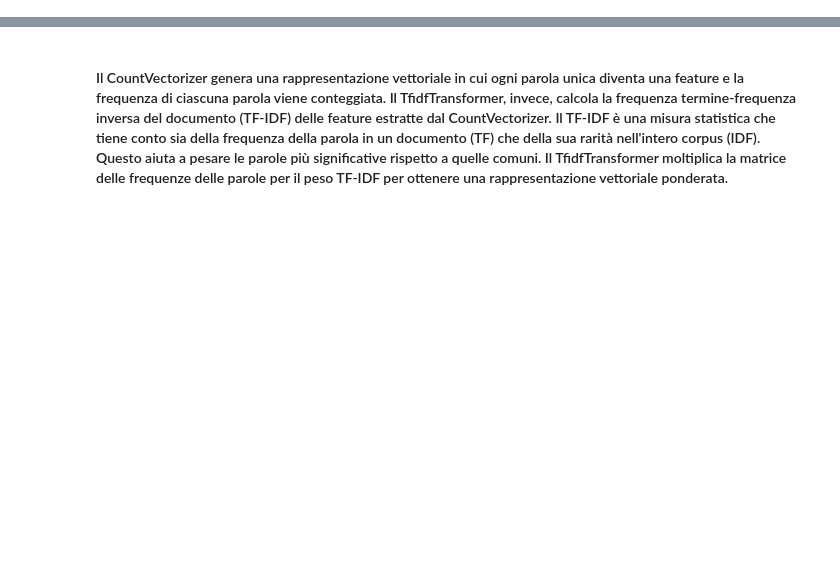
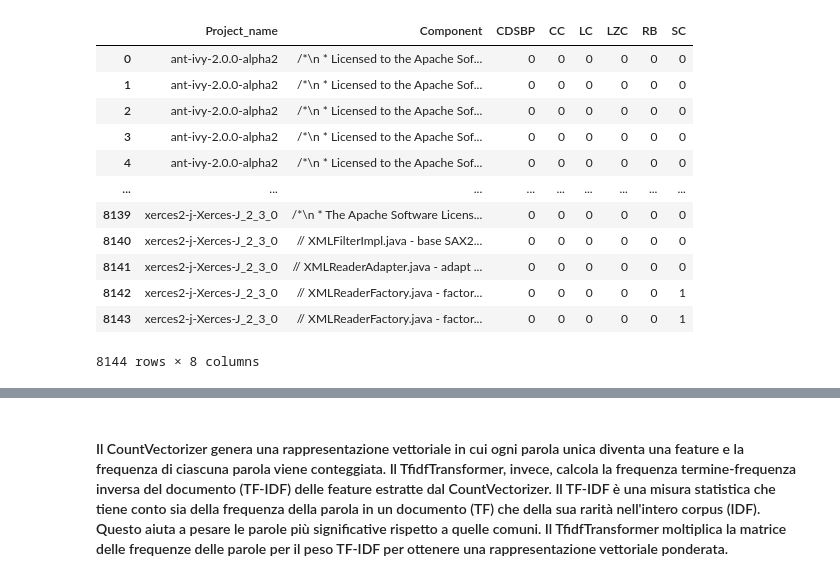
Before and after one commit to DarioDeMaio/Code_Smells_NLP, a Jupyter notebook: NLP_module/MLPClassifier.ipynb, the cells around one changed output, grey strips where cells are left out. Saved outputs shown, nothing was run; the diff lists cells and outputs as text; code cells hidden in the pictures; blank space fills up the shorter version.

```diff
--- a/NLP_module/MLPClassifier.ipynb
+++ b/NLP_module/MLPClassifier.ipynb
@@ -8,15 +9 @@ import numpy as np
 from sklearn.model_selection import train_test_split
-# %%
-# Carica il dataset utilizzando pandas
-dataset = pd.read_csv('../dataset/final_dataset.csv')
-dataset.drop(['Project_name'], axis=1, inplace=True)
-# dataset2 = dataset['Component']
-# y = dataset[['CDSBP','CC','LC','LZC','RB','SC']]
-
-df = dataset.to_numpy()
-X = df[:,0]
-y = df[:,1:7]
-y = np.argmax(y, axis=1)
-
-# Effettua lo split in train e test set
-X_train, X_test, y_train, y_test = train_test_split(X, y, test_size=0.33, random_state=1)
@@ -22,0 +69,2 @@ X_train, X_test, y_train, y_test = train_test_split(X, y, test_size=0.33, random
+# %%
+df = load_data()
@@ -22,0 +88,16 @@ X_train, X_test, y_train, y_test = train_test_split(X, y, test_size=0.33, random
+# %%
+df
+# %% [output]
+|  | Project_name | Component | CDSBP | CC | LC | LZC | RB | SC |
+| 0 | ant-ivy-2.0.0-alpha2 | /*\n * Licensed to the Apache Sof... | 0 | 0 | 0 | 0 | 0 | 0 |
+| 1 | ant-ivy-2.0.0-alpha2 | /*\n * Licensed to the Apache Sof... | 0 | 0 | 0 | 0 | 0 | 0 |
+| 2 | ant-ivy-2.0.0-alpha2 | /*\n * Licensed to the Apache Sof... | 0 | 0 | 0 | 0 | 0 | 0 |
+| 3 | ant-ivy-2.0.0-alpha2 | /*\n * Licensed to the Apache Sof... | 0 | 0 | 0 | 0 | 0 | 0 |
+| 4 | ant-ivy-2.0.0-alpha2 | /*\n * Licensed to the Apache Sof... | 0 | 0 | 0 | 0 | 0 | 0 |
+| ... | ... | ... | ... | ... | ... | ... | ... | ... |
+| 8139 | xerces2-j-Xerces-J_2_3_0 | /*\n * The Apache Software Licens... | 0 | 0 | 0 | 0 | 0 | 0 |
+| 8140 | xerces2-j-Xerces-J_2_3_0 | // XMLFilterImpl.java - base SAX2... | 0 | 0 | 0 | 0 | 0 | 0 |
+| 8141 | xerces2-j-Xerces-J_2_3_0 | // XMLReaderAdapter.java - adapt ... | 0 | 0 | 0 | 0 | 0 | 0 |
+| 8142 | xerces2-j-Xerces-J_2_3_0 | // XMLReaderFactory.java - factor... | 0 | 0 | 0 | 0 | 0 | 1 |
+| 8143 | xerces2-j-Xerces-J_2_3_0 | // XMLReaderFactory.java - factor... | 0 | 0 | 0 | 0 | 0 | 1 |
+8144 rows × 8 columns
```
Also changed, not shown: parts of 12 cells of this notebook, 2 other files.
